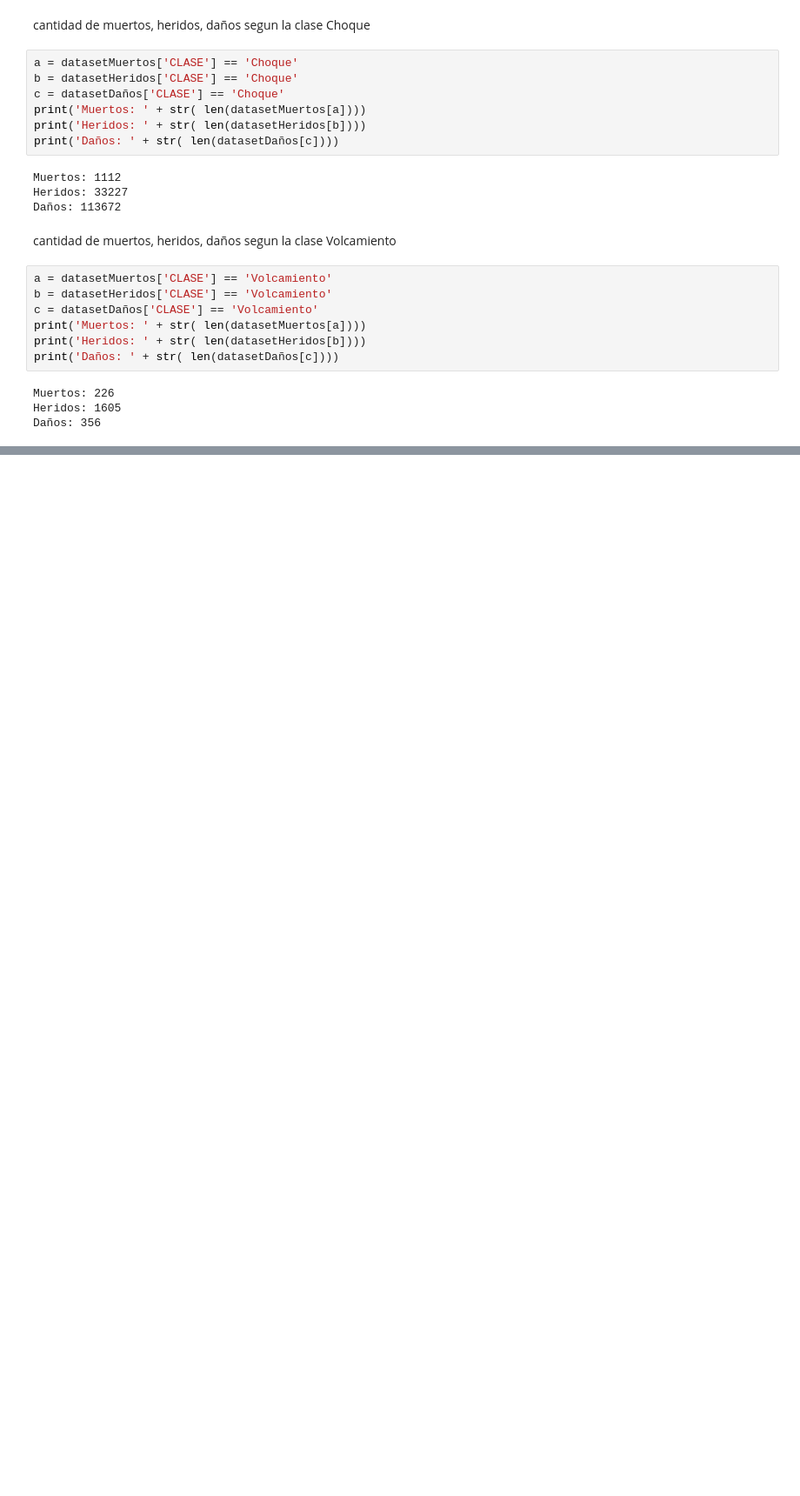
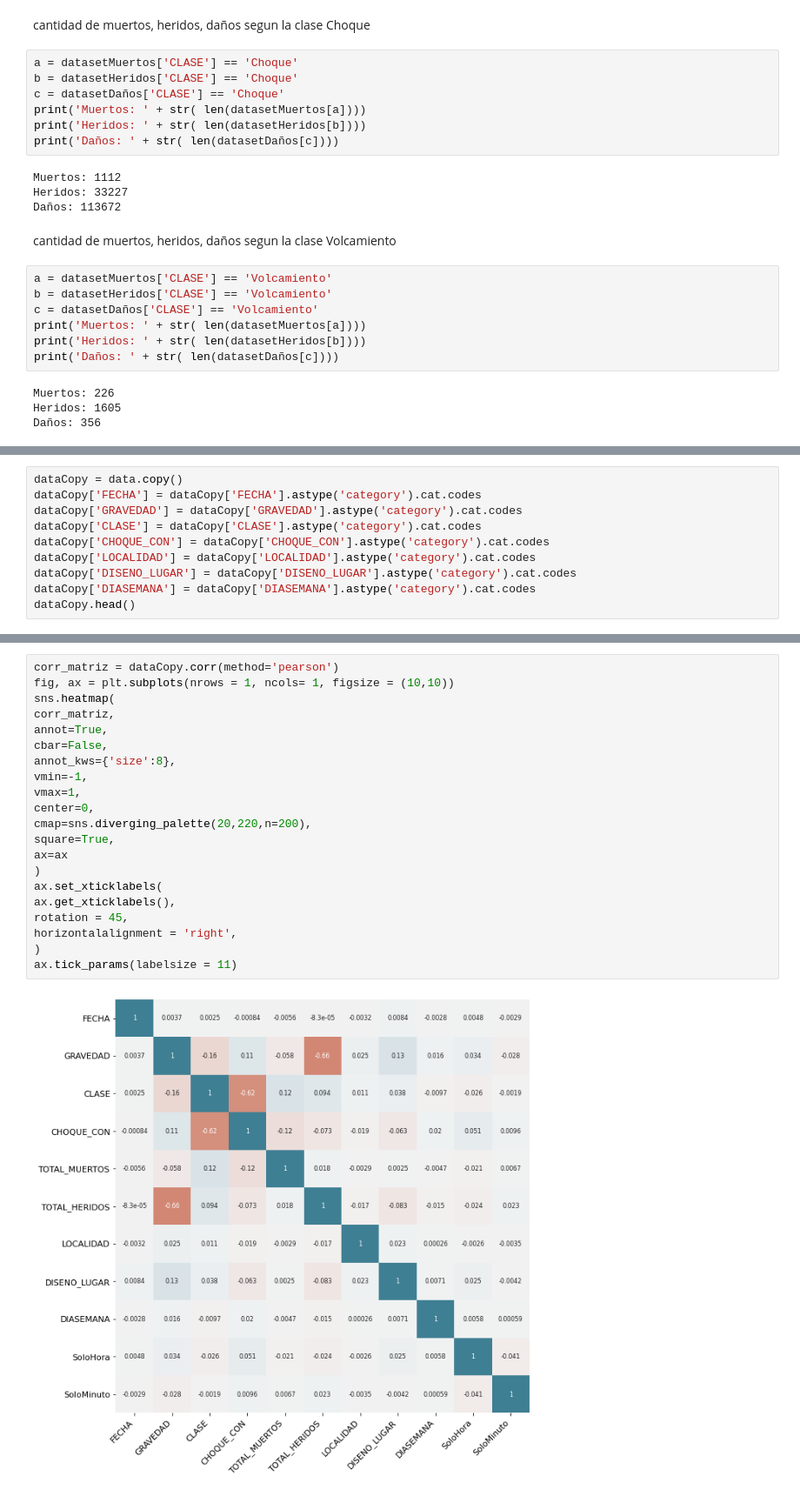
Before and after one commit to Roybermahe/proyecto_trafico, a Jupyter notebook: main.ipynb, the cells around one changed output, grey strips where cells are left out. Shown: that part at 87% size. Saved outputs shown, nothing was run; the diff lists cells and outputs as text; blank space fills up the shorter version.

```diff
--- a/main.ipynb
+++ b/main.ipynb
@@ -107,0 +131,10 @@ Daños: 356
+# %%
+dataCopy = data.copy()
+dataCopy['FECHA'] = dataCopy['FECHA'].astype('category').cat.codes
+dataCopy['GRAVEDAD'] = dataCopy['GRAVEDAD'].astype('category').cat.codes
+dataCopy['CLASE'] = dataCopy['CLASE'].astype('category').cat.codes
+dataCopy['CHOQUE_CON'] = dataCopy['CHOQUE_CON'].astype('category').cat.codes
+dataCopy['LOCALIDAD'] = dataCopy['LOCALIDAD'].astype('category').cat.codes
+dataCopy['DISENO_LUGAR'] = dataCopy['DISENO_LUGAR'].astype('category').cat.codes
+dataCopy['DIASEMANA'] = dataCopy['DIASEMANA'].astype('category').cat.codes
+dataCopy.head()
@@ -107,0 +150,23 @@ Daños: 356
+# %%
+corr_matriz = dataCopy.corr(method='pearson')
+fig, ax = plt.subplots(nrows = 1, ncols= 1, figsize = (10,10))
+sns.heatmap(
+corr_matriz,
+annot=True,
+cbar=False,
+annot_kws={'size':8},
+vmin=-1,
+vmax=1,
+center=0,
+cmap=sns.diverging_palette(20,220,n=200),
+square=True,
+ax=ax
+)
+ax.set_xticklabels(
+ax.get_xticklabels(),
+rotation = 45,
+horizontalalignment = 'right',
+)
+ax.tick_params(labelsize = 11)
+# %% [output]
+[figure, added]
```
Also changed, not shown: parts of 30 cells of this notebook.
